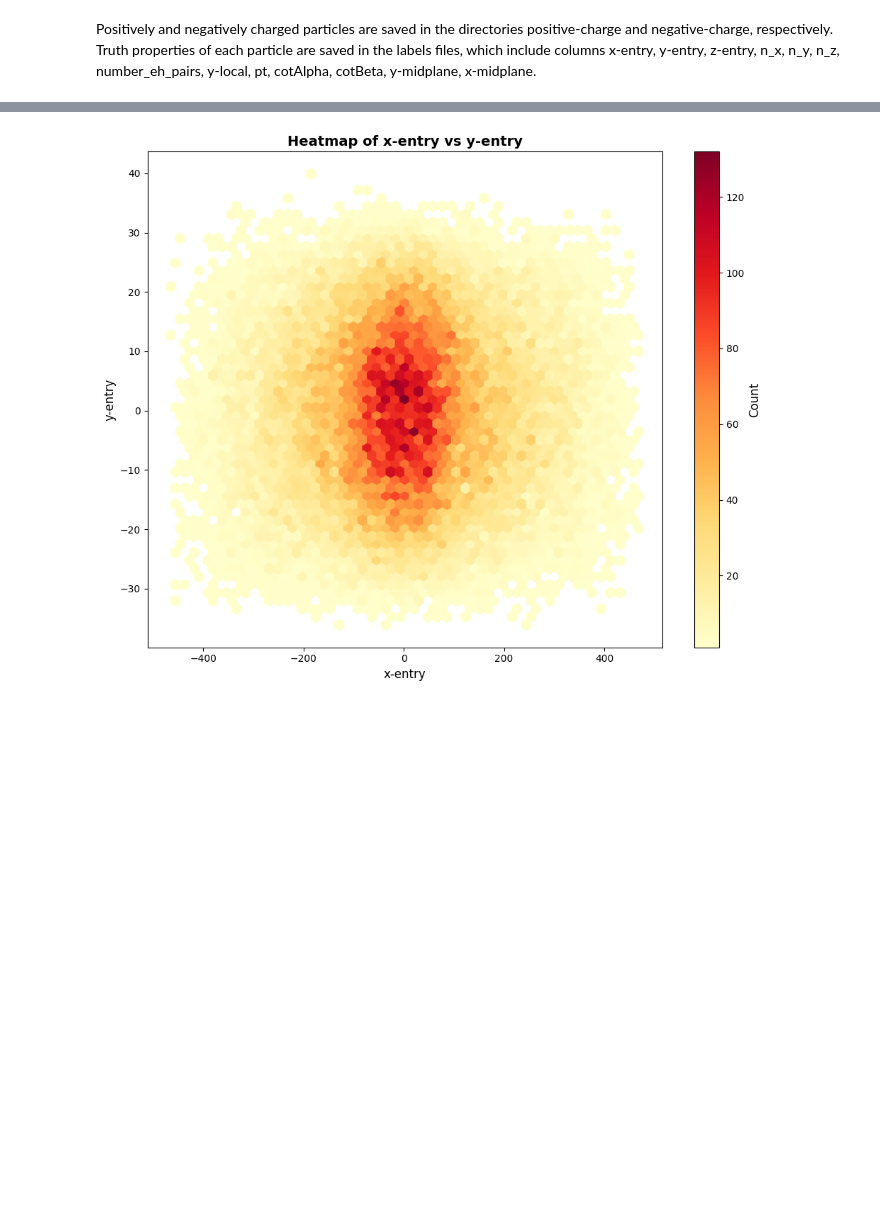
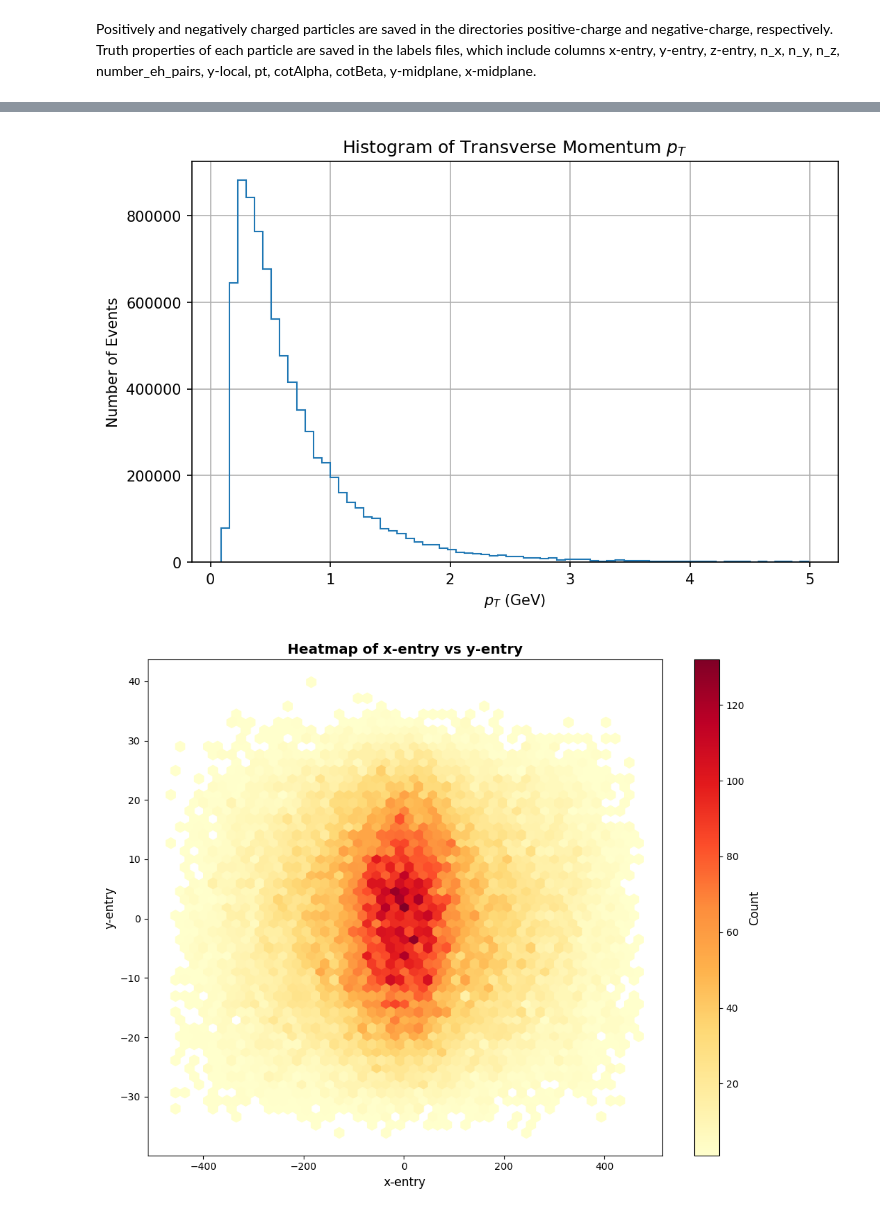
Before and after one commit to OA3lllhhy/smart-pixels-ml, a Jupyter notebook: data_explore.ipynb, the cells around one changed output, grey strips where cells are left out. Drawn from its saved outputs; the diff is of its cells as text; code cells hidden in the pictures; blank space fills up the shorter version.

```diff
--- a/data_explore.ipynb
+++ b/data_explore.ipynb
@@ -108,5 +91,5 @@ Dtypes:
 # %%
-labels_path = "datasets/labels/labels_d17301.parquet"
+labels_path = "/ceph/submit/data/user/a/anton100/datasets/labels/labels_d17301.parquet"
 
 if not os.path.exists(labels_path):
     raise FileNotFoundError(f"Parquet file not found: {labels_path}")
@@ -203,6 +186,19 @@ Random sample (up to 10 rows):
 391    -56.904115
 6722    51.176542
 20164  -34.220203
+# %%
+# Plot absolute pt histogram
+import numpy as np
+plt.figure(figsize=(8, 5), dpi=150)
+weights = np.ones(len(labels_df['pt'])) * 160  # 每个事件权重为 160
+plt.hist(labels_df['pt'].abs(), bins=70, weights=weights, histtype='step')
+plt.title('Histogram of Transverse Momentum $p_T$')
+plt.xlabel('$p_T$ (GeV)')
+plt.ylabel('Number of Events')
+plt.grid(True)
+plt.show()
+# %% [output]
+[figure, added]
 # %%
 import numpy as np
 import matplotlib.pyplot as plt
```
Also changed, not shown: parts of 3 cells of this notebook, 48 other files.
